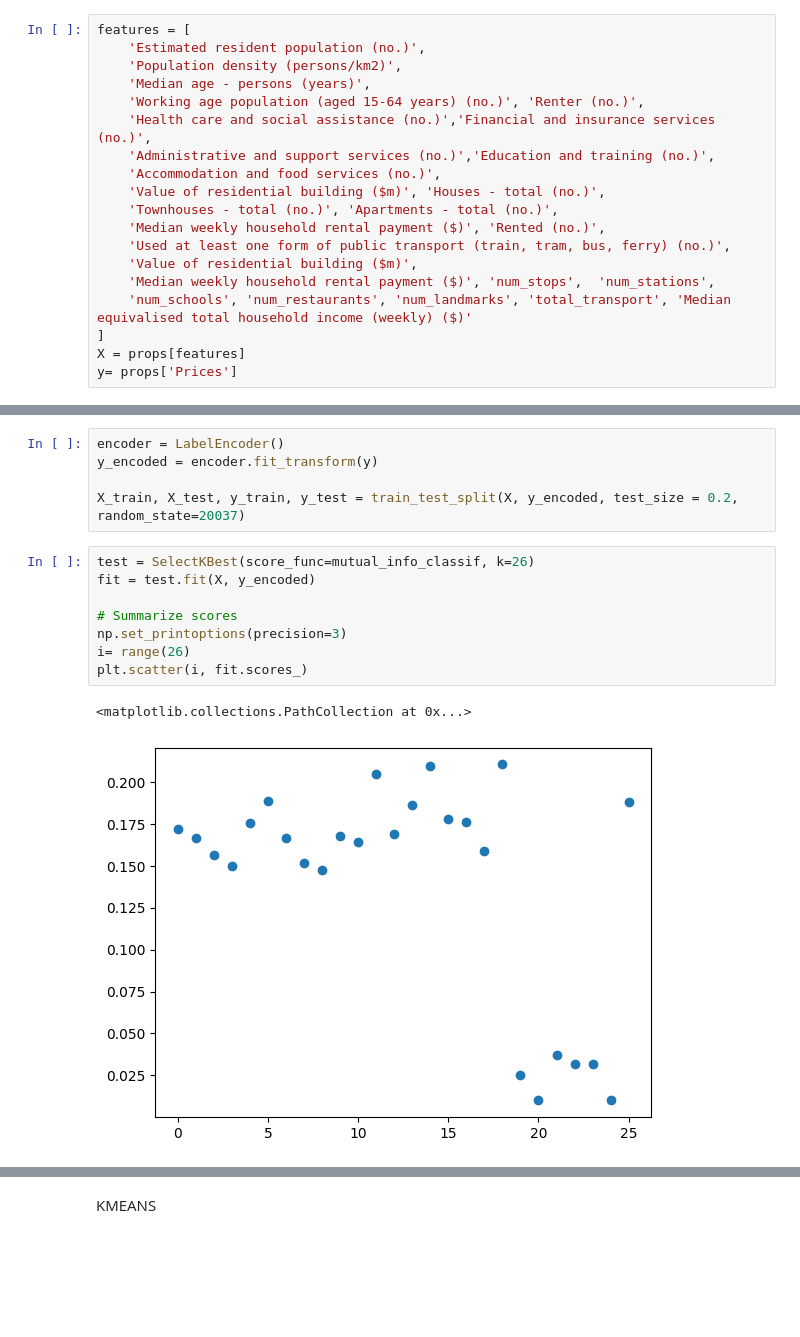
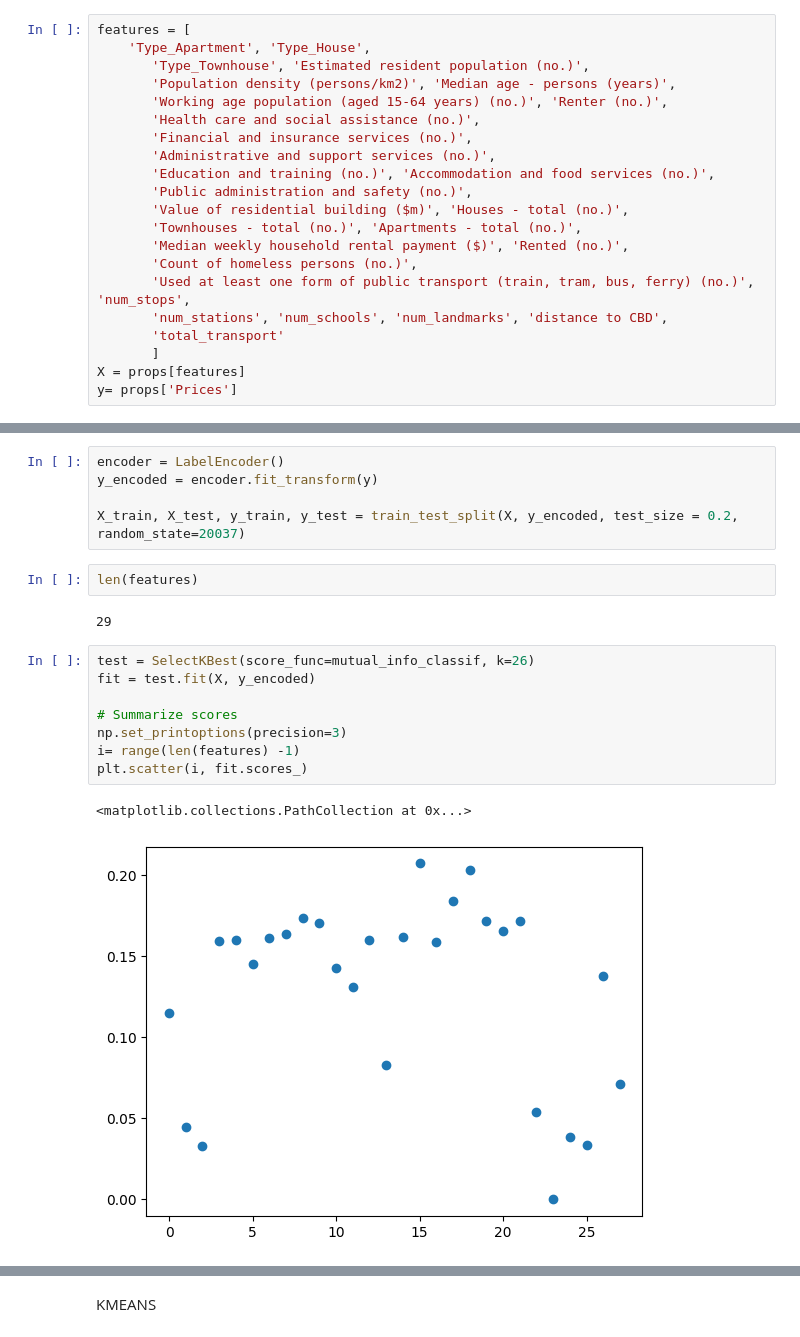
Before and after one commit to vanessagraciia/Real-Estate-Industry-Project, a Jupyter notebook: notebooks/question1.ipynb, the cells around one changed output, grey strips where cells are left out. Saved outputs shown, nothing was run; the diff lists cells and outputs as text; blank space fills up the shorter version.

```diff
--- a/notebooks/question1.ipynb
+++ b/notebooks/question1.ipynb
@@ -31,21 +53,23 @@ med = external['Median equivalised total household income (weekly) ($)']
 props['Median equivalised total household income (weekly) ($)'] = med
 # %%
 features = [
-    'Estimated resident population (no.)',
-    'Population density (persons/km2)',
-    'Median age - persons (years)',
-    'Working age population (aged 15-64 years) (no.)', 'Renter (no.)',
-    'Health care and social assistance (no.)','Financial and insurance services (no.)',
-    'Administrative and support services (no.)','Education and training (no.)',
-    'Accommodation and food services (no.)',
-    'Value of residential building ($m)', 'Houses - total (no.)',
-    'Townhouses - total (no.)', 'Apartments - total (no.)',
-    'Median weekly household rental payment ($)', 'Rented (no.)',
-    'Used at least one form of public transport (train, tram, bus, ferry) (no.)',
-    'Value of residential building ($m)',
-    'Median weekly household rental payment ($)', 'num_stops',	'num_stations',
-	'num_schools', 'num_restaurants', 'num_landmarks', 'total_transport', 'Median equivalised total household income (weekly) ($)'
-]
+    'Type_Apartment', 'Type_House',
+       'Type_Townhouse', 'Estimated resident population (no.)',
+       'Population density (persons/km2)', 'Median age - persons (years)',
+       'Working age population (aged 15-64 years) (no.)', 'Renter (no.)',
+       'Health care and social assistance (no.)',
+       'Financial and insurance services (no.)',
+       'Administrative and support services (no.)',
+       'Education and training (no.)', 'Accommodation and food services (no.)',
+       'Public administration and safety (no.)',
+       'Value of residential building ($m)', 'Houses - total (no.)',
+       'Townhouses - total (no.)', 'Apartments - total (no.)',
+       'Median weekly household rental payment ($)', 'Rented (no.)',
+       'Count of homeless persons (no.)',
+       'Used at least one form of public transport (train, tram, bus, ferry) (no.)', 'num_stops',
+       'num_stations', 'num_schools', 'num_landmarks', 'distance to CBD',
+       'total_transport'
+       ]
 X = props[features]
 y= props['Prices']
 # %%
@@ -78,16 +102,20 @@ encoder = LabelEncoder()
 y_encoded = encoder.fit_transform(y)
 
 X_train, X_test, y_train, y_test = train_test_split(X, y_encoded, test_size = 0.2, random_state=20037)
+# %%
+len(features)
+# %% [output]
+29
 # %%
 test = SelectKBest(score_func=mutual_info_classif, k=26)
 fit = test.fit(X, y_encoded)
 
 # Summarize scores
 np.set_printoptions(precision=3)
-i= range(26)
+i= range(len(features) -1)
 plt.scatter(i, fit.scores_)
 # %% [output]
 <matplotlib.collections.PathCollection at 0x...>
-[figure, old version]
+[figure, new version]
 # %%
 #SO take the best k = 20, since 6 clearly are not good
```
Also changed, not shown: parts of 10 cells of this notebook.
